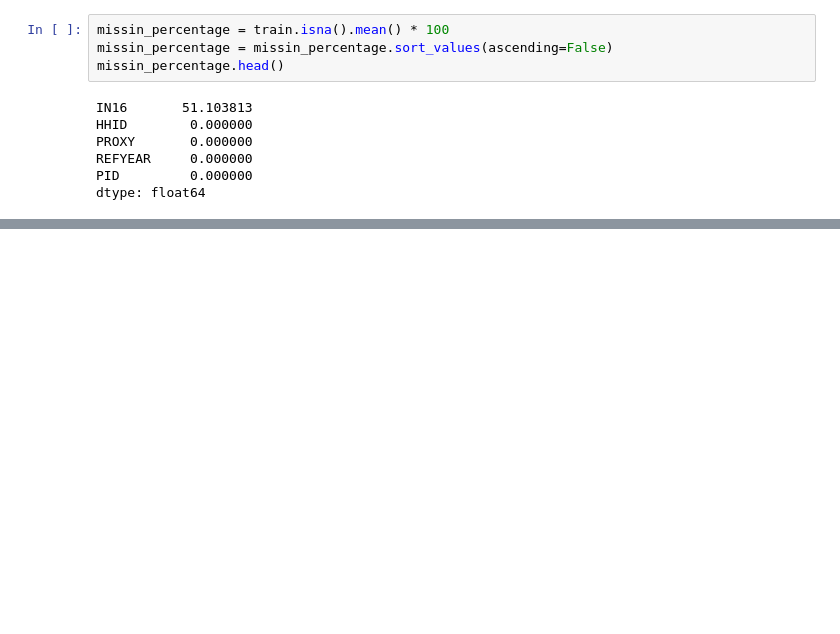
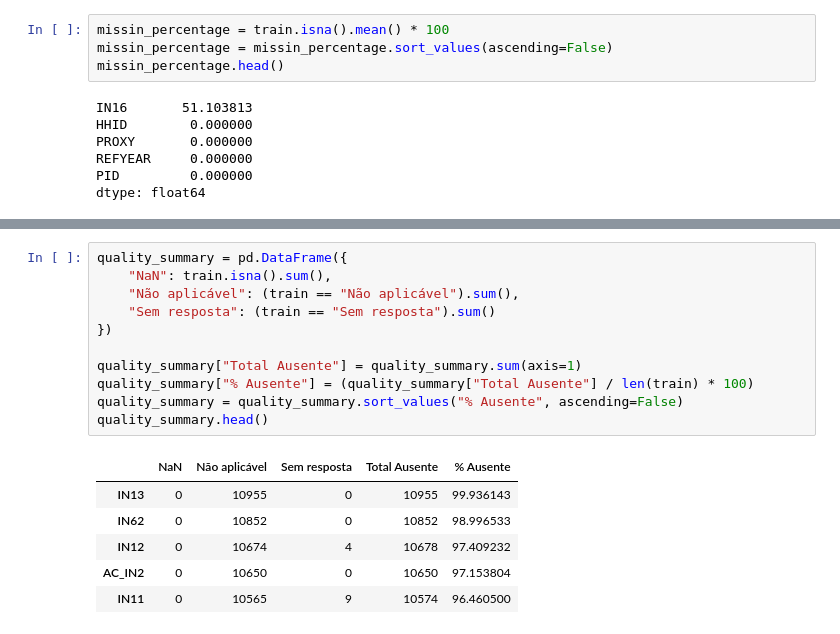
Before and after one commit to AwesomeDevTeam43/DAA, a Jupyter notebook: notebooks/etapa1.ipynb, the cells around one changed output, grey strips where cells are left out. Drawn from its saved outputs; the diff is of its cells as text; blank space fills up the shorter version.

```diff
--- a/notebooks/etapa1.ipynb
+++ b/notebooks/etapa1.ipynb
@@ -116,0 +196,18 @@ dtype: float64
+# %%
+quality_summary = pd.DataFrame({
+    "NaN": train.isna().sum(),
+    "Não aplicável": (train == "Não aplicável").sum(),
+    "Sem resposta": (train == "Sem resposta").sum()
+})
+
+quality_summary["Total Ausente"] = quality_summary.sum(axis=1)
+quality_summary["% Ausente"] = (quality_summary["Total Ausente"] / len(train) * 100)
+quality_summary = quality_summary.sort_values("% Ausente", ascending=False)
+quality_summary.head()
+# %% [output]
+|  | NaN | Não aplicável | Sem resposta | Total Ausente | % Ausente |
+| IN13 | 0 | 10955 | 0 | 10955 | 99.936143 |
+| IN62 | 0 | 10852 | 0 | 10852 | 98.996533 |
+| IN12 | 0 | 10674 | 4 | 10678 | 97.409232 |
+| AC_IN2 | 0 | 10650 | 0 | 10650 | 97.153804 |
+| IN11 | 0 | 10565 | 9 | 10574 | 96.460500 |
```
Also changed, not shown: parts of 7 cells of this notebook.
